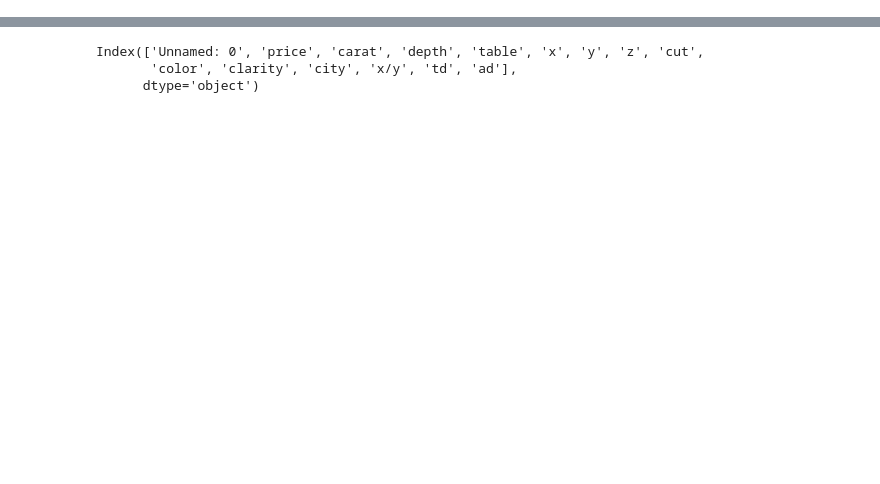
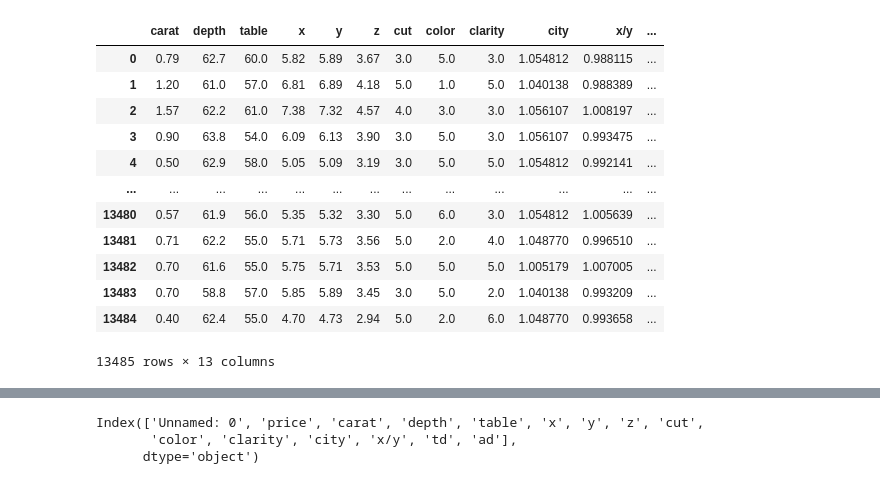
Before and after one commit to Rodrigo-Coloma/ih_datamadpt0923_project_m3, a Jupyter notebook: lightgbm.ipynb, the cells around one changed output, grey strips where cells are left out. Drawn from its saved outputs; the diff is of its cells as text; code cells hidden in the pictures; blank space fills up the shorter version.

```diff
--- a/lightgbm.ipynb
+++ b/lightgbm.ipynb
@@ -22,0 +32,16 @@ X_test = np.array(df_test.drop('Unnamed: 0',axis=1))[1:]
+# %%
+df_test.drop('Unnamed: 0',axis=1)
+# %% [output]
+|  | carat | depth | table | x | y | z | cut | color | clarity | city | x/y | ... |
+| 0 | 0.79 | 62.7 | 60.0 | 5.82 | 5.89 | 3.67 | 3.0 | 5.0 | 3.0 | 1.054812 | 0.988115 | ... |
+| 1 | 1.20 | 61.0 | 57.0 | 6.81 | 6.89 | 4.18 | 5.0 | 1.0 | 5.0 | 1.040138 | 0.988389 | ... |
+| 2 | 1.57 | 62.2 | 61.0 | 7.38 | 7.32 | 4.57 | 4.0 | 3.0 | 3.0 | 1.056107 | 1.008197 | ... |
+| 3 | 0.90 | 63.8 | 54.0 | 6.09 | 6.13 | 3.90 | 3.0 | 5.0 | 3.0 | 1.056107 | 0.993475 | ... |
+| 4 | 0.50 | 62.9 | 58.0 | 5.05 | 5.09 | 3.19 | 3.0 | 5.0 | 5.0 | 1.054812 | 0.992141 | ... |
+| ... | ... | ... | ... | ... | ... | ... | ... | ... | ... | ... | ... | ... |
+| 13480 | 0.57 | 61.9 | 56.0 | 5.35 | 5.32 | 3.30 | 5.0 | 6.0 | 3.0 | 1.054812 | 1.005639 | ... |
+| 13481 | 0.71 | 62.2 | 55.0 | 5.71 | 5.73 | 3.56 | 5.0 | 2.0 | 4.0 | 1.048770 | 0.996510 | ... |
+| 13482 | 0.70 | 61.6 | 55.0 | 5.75 | 5.71 | 3.53 | 5.0 | 5.0 | 5.0 | 1.005179 | 1.007005 | ... |
+| 13483 | 0.70 | 58.8 | 57.0 | 5.85 | 5.89 | 3.45 | 3.0 | 5.0 | 2.0 | 1.040138 | 0.993209 | ... |
+| 13484 | 0.40 | 62.4 | 55.0 | 4.70 | 4.73 | 2.94 | 5.0 | 2.0 | 6.0 | 1.048770 | 0.993658 | ... |
+13485 rows × 13 columns
```
Also changed, not shown: parts of 17 cells of this notebook, 15 other files.
